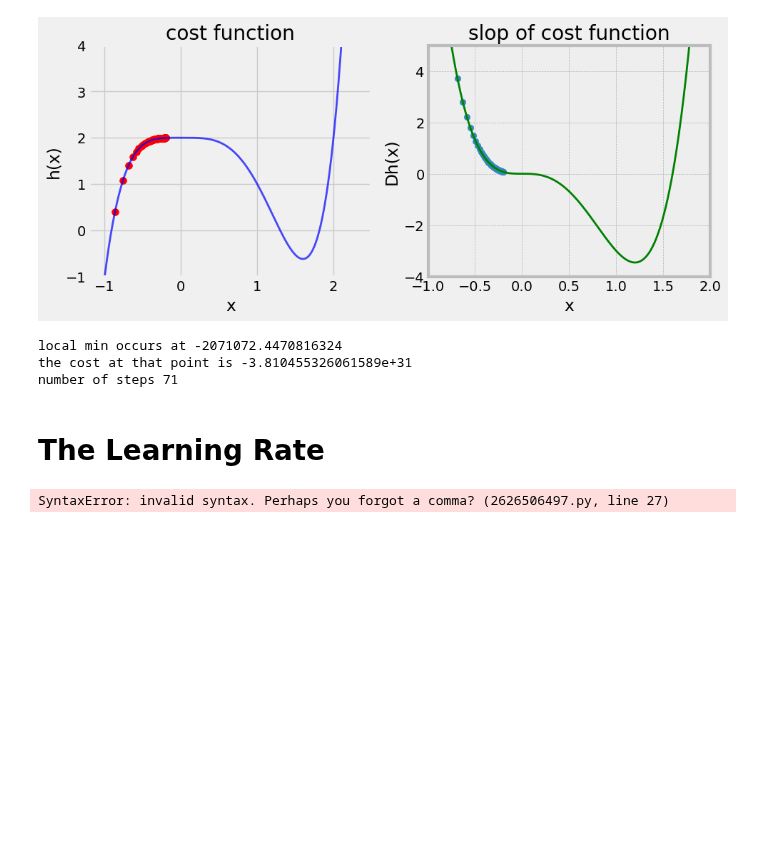
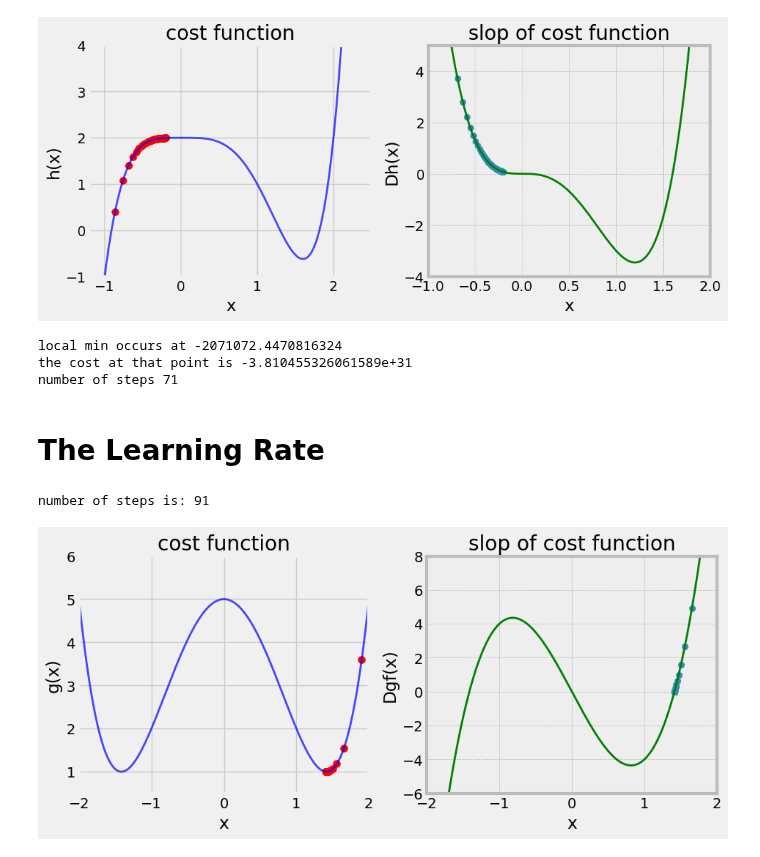
Before and after one commit to kuljeet234/Minor-ML-projects, a Jupyter notebook: gradient descent/gradient descent.ipynb, the cells around one changed output. Saved outputs shown, nothing was run; the diff lists cells and outputs as text; code cells hidden in the pictures; blank space fills up the shorter version.

```diff
--- a/gradient descent/gradient descent.ipynb
+++ b/gradient descent/gradient descent.ipynb
@@ -299,32 +303,33 @@ number of steps 71
 # The Learning Rate
 # %%
 
-local_min,list_x,deriv_list = gradient_descent(dg, 1.9,multiplier=0.02)
+local_min,list_x,deriv_list = gradient_descent(dg, 1.9,multiplier=0.02, max_iteration=500)
 plt.figure(figsize=(10,4))
 plt.subplot(1,2,1)
 plt.plot(x_2,g(x_2), color = 'blue',linewidth = 2, alpha = 0.7)
 
 plt.scatter(list_x,g(np.array(list_x)), color ='red',s = 50)
 
 plt.title('cost function')
 plt.xlabel('x')
 plt.ylabel('g(x)')
 plt.xlim(-2,2)
 plt.ylim(0.5,6)
 plt.style.use('bmh')
 
 
 plt.subplot(1,2,2)
 plt.plot(x_2,dg(x_2), color = 'green')
 plt.scatter(list_x,deriv_list)
 
 plt.title('slop of cost function')
 plt.xlim(-2,2)
 plt.ylim(-6,8)
 plt.xlabel('x')
 plt.ylabel('Dgf(x)')
 plt.style.use('fivethirtyeight')
 
-print('number of steps is:'len(list_x))
+print('number of steps is:',len(list_x))
 # %% [output]
-SyntaxError: invalid syntax. Perhaps you forgot a comma? (2626506497.py, line 27)
+number of steps is: 91
+[figure, added]
```
Also changed, not shown: parts of 12 cells of this notebook.
